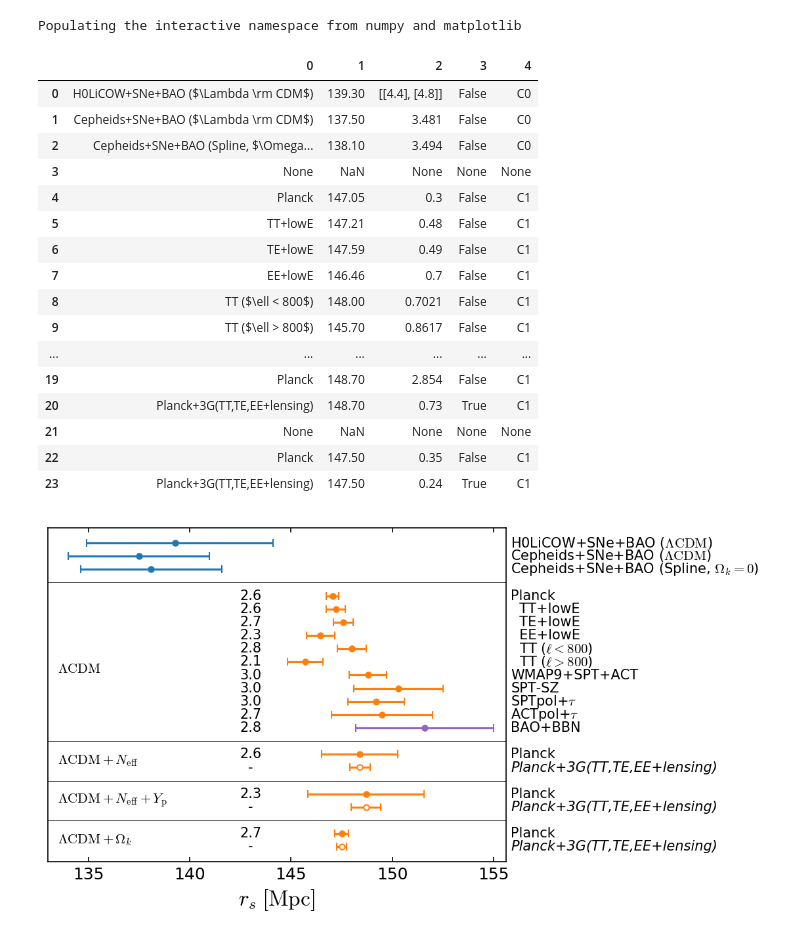
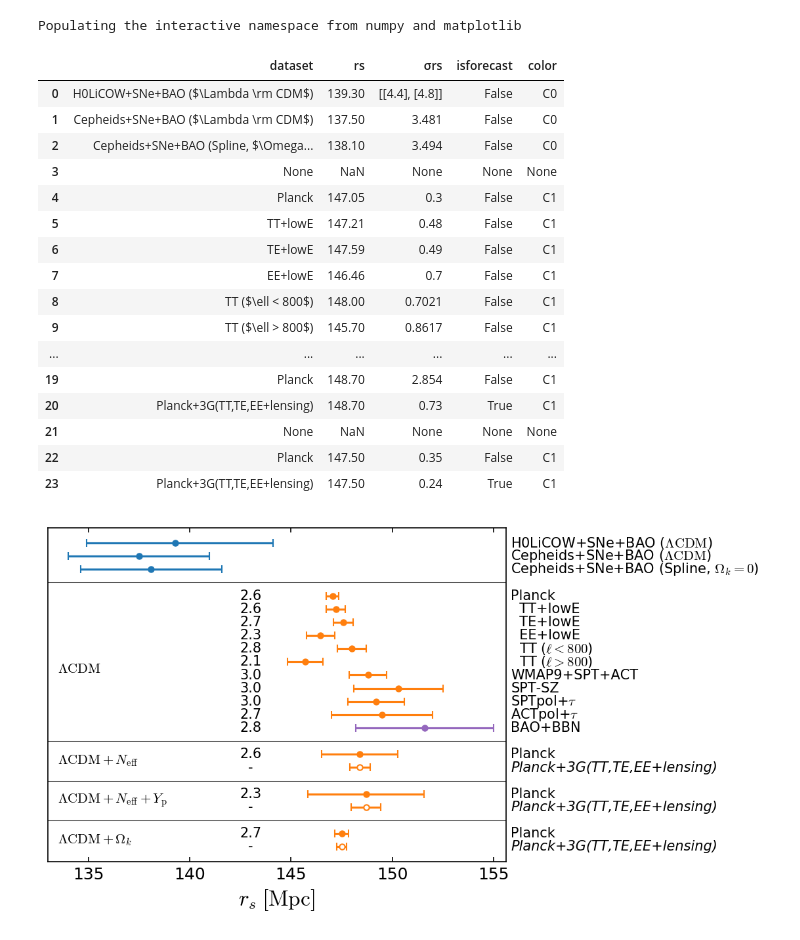
Before and after one commit to marius311/sounds_discordant_plot, a Jupyter notebook: summaryplot.ipynb, the cells around one changed output. Saved outputs shown, nothing was run; the diff lists cells and outputs as text; code cells hidden in the pictures.

```diff
--- a/summaryplot.ipynb
+++ b/summaryplot.ipynb
@@ -11,37 +11,39 @@ rc("figure",   dpi=150, figsize=(6,4.5))
 # %%
 dat = DataFrame([
     [r"H0LiCOW+SNe+BAO ($\Lambda \rm CDM$)",     139.3,  [[4.4],[4.8]], False, "C0"],
     [r"Cepheids+SNe+BAO ($\Lambda \rm CDM$)",    137.5,  3.481,         False, "C0"],
     [ "Cepheids+SNe+BAO (Spline, $\Omega_k=0$)", 138.1,  3.494,         False, "C0"],
     [],
-    ["Planck",                                   147.05, 0.30,          False, "C1"],
-    ["  TT+lowE",                                147.21, 0.48,          False, "C1"],
-    ["  TE+lowE",                                147.59, 0.49,          False, "C1"],
-    ["  EE+lowE",                                146.46, 0.70,          False, "C1"],
-    ["  TT ($\ell < 800$)",                      148.0,  0.7021,        False, "C1"],
-    ["  TT ($\ell > 800$)",                      145.7,  0.8617,        False, "C1"],
-    ["WMAP9+SPT+ACT",                            148.8,  0.914,         False, "C1"],
-    ["SPT-SZ",                                   150.3,  2.1942,        False, "C1"],
+    [ "Planck",                                  147.05, 0.30,          False, "C1"],
+    [ "  TT+lowE",                               147.21, 0.48,          False, "C1"],
+    [ "  TE+lowE",                               147.59, 0.49,          False, "C1"],
+    [ "  EE+lowE",                               146.46, 0.70,          False, "C1"],
+    [ "  TT ($\ell < 800$)",                     148.0,  0.7021,        False, "C1"],
+    [ "  TT ($\ell > 800$)",                     145.7,  0.8617,        False, "C1"],
+    [ "WMAP9+SPT+ACT",                           148.8,  0.914,         False, "C1"],
+    [ "SPT-SZ",                                  150.3,  2.1942,        False, "C1"],
     [r"SPTpol+$\tau$",                           149.2,  1.385,         False, "C1"],
     [r"ACTpol+$\tau$",                           149.5,  2.5,           False, "C1"],
     [r"BAO+BBN",                                 151.6,  3.4,           False, "C4"],
     [],
-    ["Planck",                                   148.4,  1.881,         False, "C1"],
-    ["Planck+3G(TT,TE,EE+lensing)",              148.4,  0.500,         True,  "C1"],
+    [ "Planck",                                  148.4,  1.881,         False, "C1"],
+    [ "Planck+3G(TT,TE,EE+lensing)",             148.4,  0.500,         True,  "C1"],
     [],
-    ["Planck",                                   148.7,  2.854,         False, "C1"],
-    ["Planck+3G(TT,TE,EE+lensing)",              148.7,  0.73,          True,  "C1"],
+    [ "Planck",                                  148.7,  2.854,         False, "C1"],
+    [ "Planck+3G(TT,TE,EE+lensing)",             148.7,  0.73,          True,  "C1"],
     [],
-    ["Planck",                                   147.5,  0.35,          False, "C1"],
-    ["Planck+3G(TT,TE,EE+lensing)",              147.5,  0.24,          True,  "C1"]])
+    [ "Planck",                                  147.5,  0.35,          False, "C1"],
+    [ "Planck+3G(TT,TE,EE+lensing)",             147.5,  0.24,          True,  "C1"]],
+    columns = ["dataset", "rs", "σrs", "isforecast", "color"]
+)
 
 
 # use the spline result as the fiducial
 (rs_fid, σrs_fid) = dat.iloc[2,1:3]
 
 dat
 # %% [output]
-|  | 0 | 1 | 2 | 3 | 4 |
+|  | dataset | rs | σrs | isforecast | color |
 | 0 | H0LiCOW+SNe+BAO ($\Lambda \rm CDM$) | 139.30 | [[4.4], [4.8]] | False | C0 |
 | 1 | Cepheids+SNe+BAO ($\Lambda \rm CDM$) | 137.50 | 3.481 | False | C0 |
 | 2 | Cepheids+SNe+BAO (Spline, $\Omega... | 138.10 | 3.494 | False | C0 |
```
Also changed, not shown: parts of 1 cell of this notebook.
